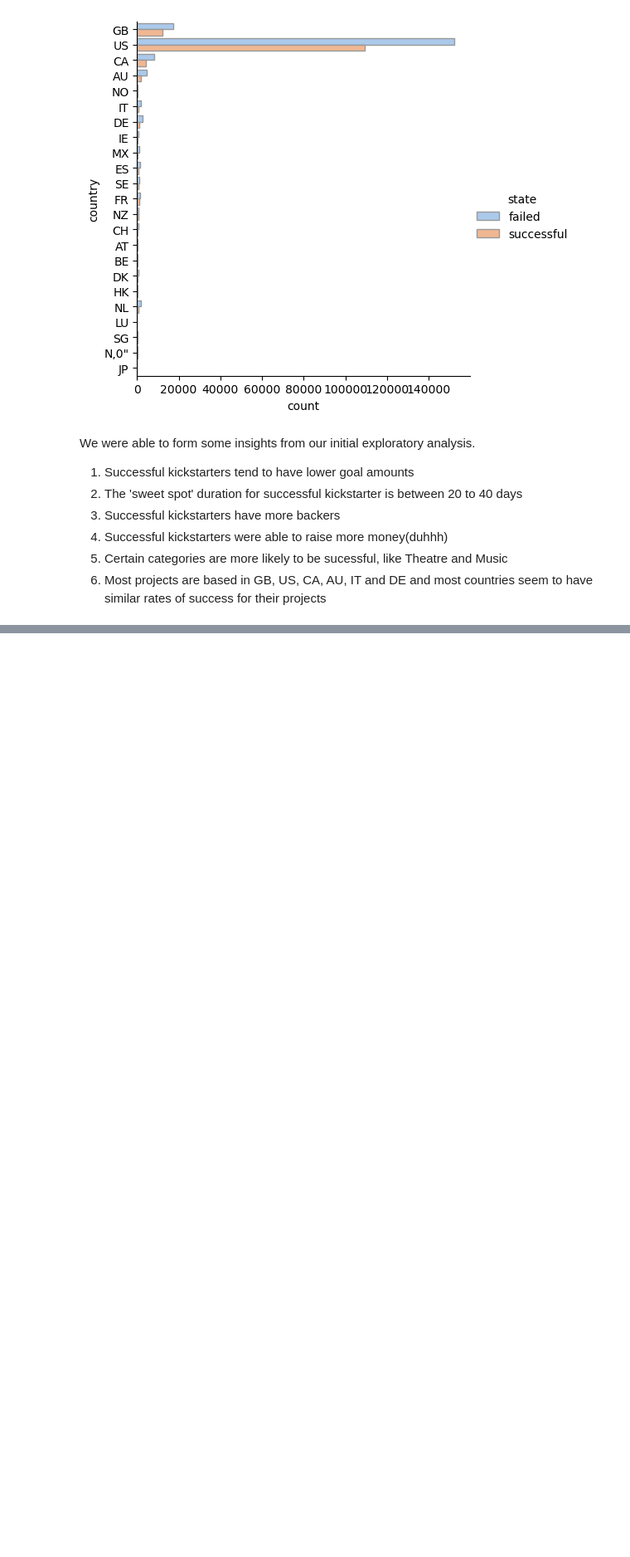
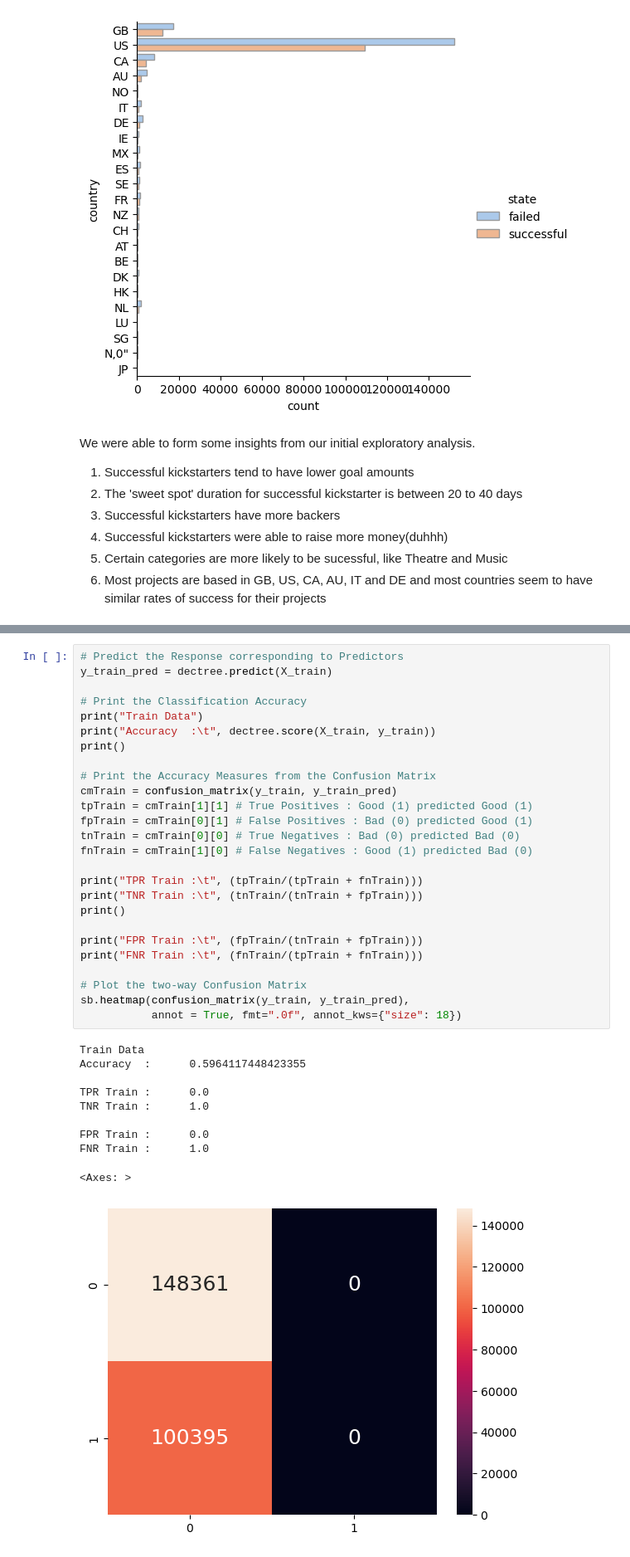
Before and after one commit to yongcake/SC1015-Project, a Jupyter notebook: Kickstarter Project Prediction.ipynb, the cells around one changed output, grey strips where cells are left out. Shown: that part at 83% size. Drawn from its saved outputs; the diff is of its cells as text; blank space fills up the shorter version.

```diff
--- a/Kickstarter Project Prediction.ipynb
+++ b/Kickstarter Project Prediction.ipynb
@@ -503,0 +644,37 @@ We were able to form some insights from our initial exploratory analysis.
+# %%
+# Predict the Response corresponding to Predictors
+y_train_pred = dectree.predict(X_train)
+
+# Print the Classification Accuracy
+print("Train Data")
+print("Accuracy  :\t", dectree.score(X_train, y_train))
+print()
+
+# Print the Accuracy Measures from the Confusion Matrix
+cmTrain = confusion_matrix(y_train, y_train_pred)
+tpTrain = cmTrain[1][1] # True Positives : Good (1) predicted Good (1)
+fpTrain = cmTrain[0][1] # False Positives : Bad (0) predicted Good (1)
+tnTrain = cmTrain[0][0] # True Negatives : Bad (0) predicted Bad (0)
+fnTrain = cmTrain[1][0] # False Negatives : Good (1) predicted Bad (0)
+
+print("TPR Train :\t", (tpTrain/(tpTrain + fnTrain)))
+print("TNR Train :\t", (tnTrain/(tnTrain + fpTrain)))
+print()
+
+print("FPR Train :\t", (fpTrain/(tnTrain + fpTrain)))
+print("FNR Train :\t", (fnTrain/(tpTrain + fnTrain)))
+
+# Plot the two-way Confusion Matrix
+sb.heatmap(confusion_matrix(y_train, y_train_pred),
+           annot = True, fmt=".0f", annot_kws={"size": 18})
+# %% [output]
+Train Data
+Accuracy  :      0.5964117448423355
+
+TPR Train :      0.0
+TNR Train :      1.0
+
+FPR Train :      0.0
+FNR Train :      1.0
+<Axes: >
+[figure, added]
```
Also changed, not shown: parts of 13 cells of this notebook.
